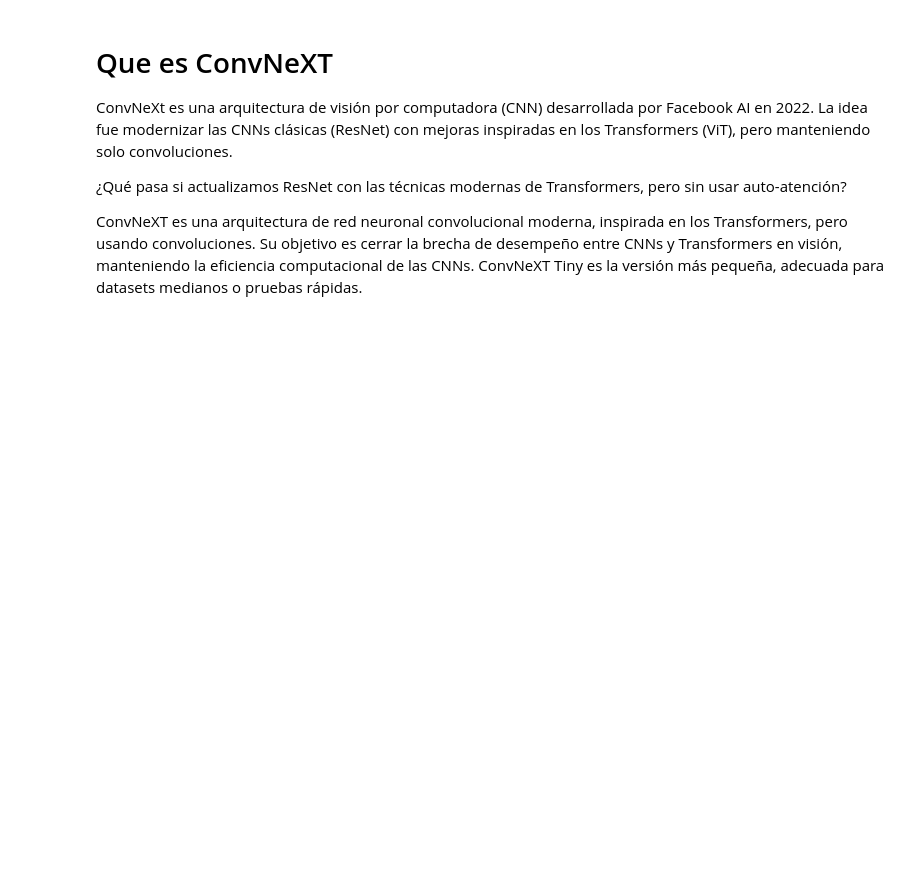
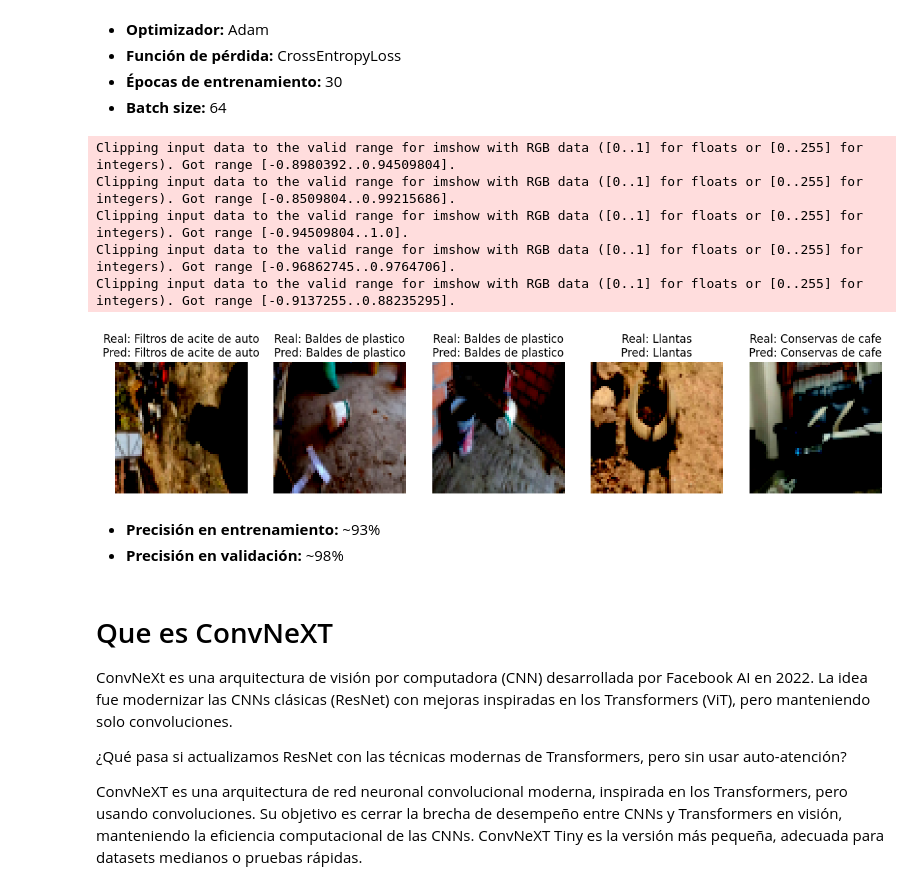
Before and after one commit to bspoloo/SIS421-022025, a Jupyter notebook: Laboratorios/Laboratorio 2/ConvNeXT.ipynb, the cells around one changed output. Drawn from its saved outputs; the diff is of its cells as text; code cells hidden in the pictures; blank space fills up the shorter version.

```diff
--- a/Laboratorios/Laboratorio 2/ConvNeXT.ipynb
+++ b/Laboratorios/Laboratorio 2/ConvNeXT.ipynb
@@ -8,3 +196,45 @@ En este laboratorio sobre una Red neuronal convolucional para la clasificación
+# %% [markdown]
+- **Optimizador:** Adam
+- **Función de pérdida:** CrossEntropyLoss
+- **Épocas de entrenamiento:** 30
+- **Batch size:** 64
+# %%
+import random
+
+# Ponemos el modelo en modo evaluación
+model.eval()
+
+# Seleccionar 5 índices aleatorios del dataset de prueba
+indices = random.sample(range(len(testset)), 5)
+
+plt.figure(figsize=(15,5))
+
+with torch.no_grad():
+    for i, idx in enumerate(indices):
+        img, label = testset[idx]   # (imagen, etiqueta real)
+        img_input = img.unsqueeze(0).to(device)  # añadir batch dimension
+
+        # Predicción
+        output = model(img_input)
+        pred = torch.argmax(output, axis=1).item()
+
+        # Mostrar imagen con etiquetas
+        plt.subplot(1, 5, i+1)
+        plt.imshow(img.permute(1, 2, 0).cpu())  # de (C,H,W) → (H,W,C)
+        plt.title(f"Real: {classes[label]}\nPred: {classes[pred]}")
+        plt.axis("off")
+
+plt.show()
+# %% [output]
+Clipping input data to the valid range for imshow with RGB data ([0..1] for floats or [0..255] for integers). Got range [-0.8980392..0.94509804].
+Clipping input data to the valid range for imshow with RGB data ([0..1] for floats or [0..255] for integers). Got range [-0.8509804..0.99215686].
+Clipping input data to the valid range for imshow with RGB data ([0..1] for floats or [0..255] for integers). Got range [-0.94509804..1.0].
+Clipping input data to the valid range for imshow with RGB data ([0..1] for floats or [0..255] for integers). Got range [-0.96862745..0.9764706].
+Clipping input data to the valid range for imshow with RGB data ([0..1] for floats or [0..255] for integers). Got range [-0.9137255..0.88235295].
+[figure, added]
+# %% [markdown]
+- **Precisión en entrenamiento:** ~93%
+- **Precisión en validación:** ~98%
 # %% [markdown]
 # Que es ConvNeXT
 
```
Also changed, not shown: parts of 22 cells of this notebook.
